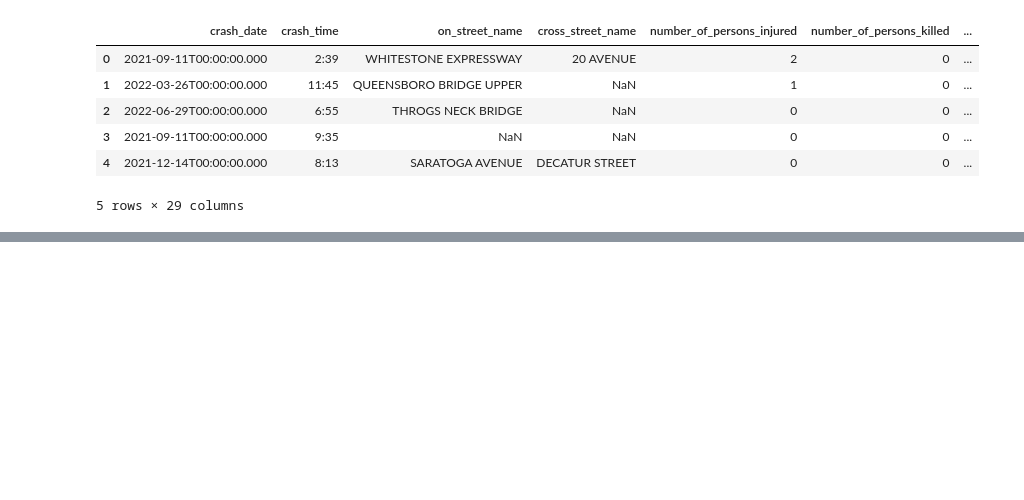
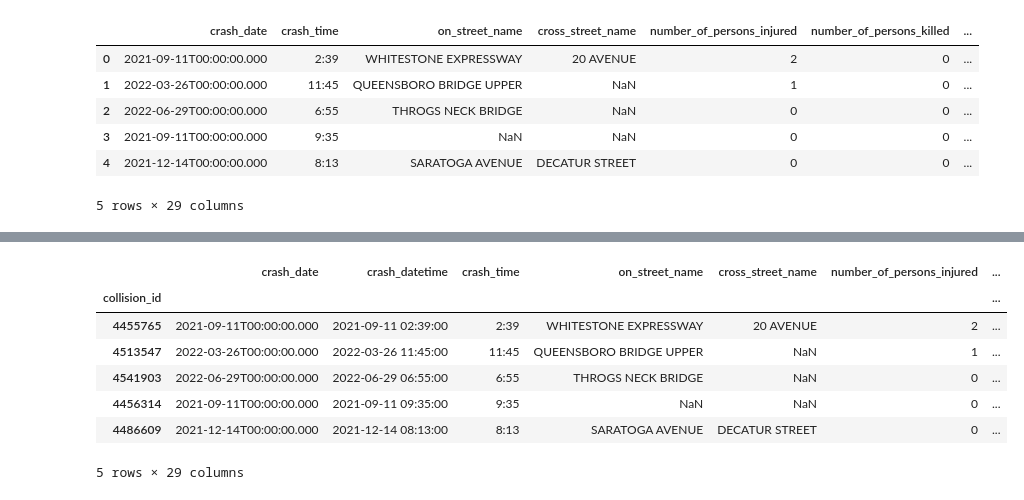
Before and after one commit to ReiannaLiu/MotorVehicleCollision, a Jupyter notebook: data_cleaning_process/collision_data_cleaning.ipynb, the cells around one changed output, grey strips where cells are left out. Saved outputs shown, nothing was run; the diff lists cells and outputs as text; code cells hidden in the pictures; blank space fills up the shorter version.

```diff
--- a/data_cleaning_process/collision_data_cleaning.ipynb
+++ b/data_cleaning_process/collision_data_cleaning.ipynb
@@ -53,8 +73,0 @@ collision_clean_df.sort_values(by='crash_date', ascending=True).reset_index(drop
-# %%
-collision_clean_df = collision_clean_df.copy()
-
-# Convert to datetime format
-collision_clean_df['crash_date'] = pd.to_datetime(collision_clean_df['crash_date'])
-
-# Extract only the date part
-collision_clean_df['crash_date'] = collision_clean_df['crash_date'].dt.date
@@ -62,0 +74,2 @@ collision_clean_df.to_csv('../Resources/collision_data_clean.csv', index=False)
+# %%
+collision_clean_df.set_index('collision_id', inplace=True)
@@ -62,0 +87,13 @@ collision_clean_df.to_csv('../Resources/collision_data_clean.csv', index=False)
+# %%
+crash_datetime = pd.to_datetime(collision_clean_df['crash_date'] + ' ' + collision_clean_df['crash_time'])
+collision_clean_df.insert(1, 'crash_datetime', crash_datetime)
+collision_clean_df.head(5)
+# %% [output]
+|  | crash_date | crash_datetime | crash_time | on_street_name | cross_street_name | number_of_persons_injured | ... |
+| collision_id |  |  |  |  |  |  | ... |
+| 4455765 | 2021-09-11T00:00:00.000 | 2021-09-11 02:39:00 | 2:39 | WHITESTONE EXPRESSWAY | 20 AVENUE | 2 | ... |
+| 4513547 | 2022-03-26T00:00:00.000 | 2022-03-26 11:45:00 | 11:45 | QUEENSBORO BRIDGE UPPER | NaN | 1 | ... |
+| 4541903 | 2022-06-29T00:00:00.000 | 2022-06-29 06:55:00 | 6:55 | THROGS NECK BRIDGE | NaN | 0 | ... |
+| 4456314 | 2021-09-11T00:00:00.000 | 2021-09-11 09:35:00 | 9:35 | NaN | NaN | 0 | ... |
+| 4486609 | 2021-12-14T00:00:00.000 | 2021-12-14 08:13:00 | 8:13 | SARATOGA AVENUE | DECATUR STREET | 0 | ... |
+5 rows × 29 columns
```
Also changed, not shown: parts of 22 cells of this notebook, 1 other file.
